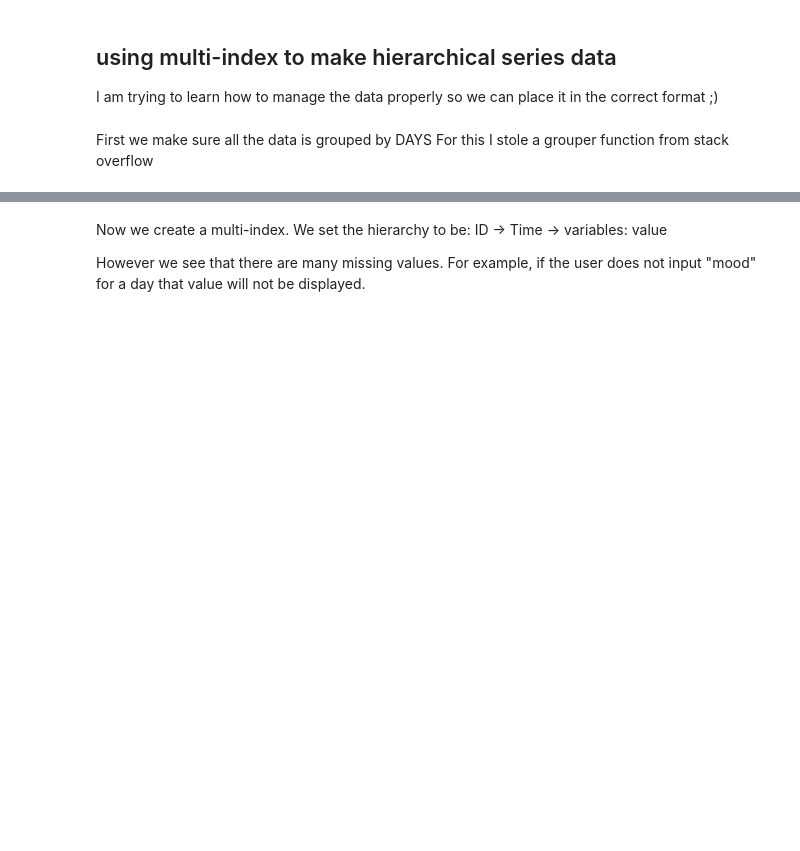
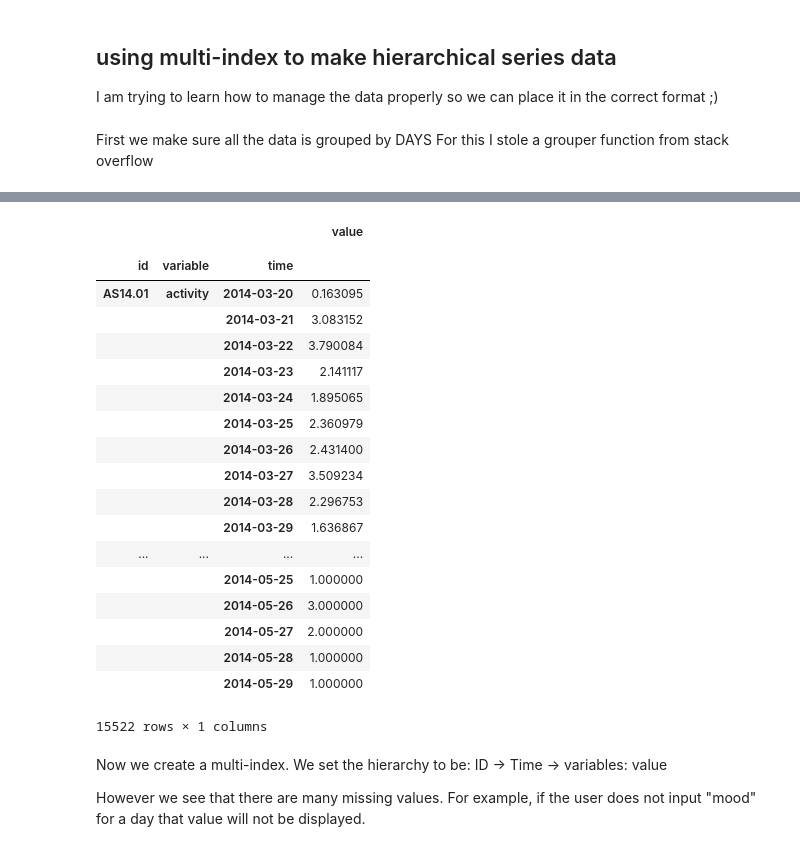
Before and after one commit to MaicoTimmerman/uva_data_mining_techniques, a Jupyter notebook: reader.ipynb, the cells around one changed output, grey strips where cells are left out. Saved outputs shown, nothing was run; the diff lists cells and outputs as text; code cells hidden in the pictures; blank space fills up the shorter version.

```diff
--- a/reader.ipynb
+++ b/reader.ipynb
@@ -191,3 +201,58 @@ df_by_day = using_Grouper(df)
+# %%
+# VERSIE 2
+
+import pandas as pd
+
+types = {'id':str, 'time':str, 'variable':str, 'value':float}
+parse_dates = ['time']
+df = pd.read_csv('dataset_mood_smartphone.csv', index_col=0, dtype=types, parse_dates=parse_dates)
+
+df.set_index(['id', 'variable', 'time'], inplace=True)
+
+def using_Grouper(df):
+    level_values = df.index.get_level_values
+    a = [level_values(i) for i in [0,1]]
+    b = [pd.Grouper(freq='D', level='time')]
+    c = [pd.Grouper(level='variable')]
+
+    c = df.groupby(a+b)
+
+#     d = c.mean()
+    d = c.agg([np.sum, np.mean])
+
+    return d
+
+df_by_day = using_Grouper(df)
+
+to_mean = ["mood", "circumplex.arousal", "circumplex.valence"]
+
+
+df_by_day['value2'] = np.where(df_by_day.index.isin(to_mean, level='variable'), df_by_day['value']['mean'], df_by_day['value']['sum'])
+# df_by_day.loc[("AS14.01", "mood")]
+df_by_day.drop('value', axis=1, inplace=True)
+df_by_day.rename(columns={'value2':'value'}, inplace=True)
+df_by_day
+# %% [output]
+|  |  |  | value |
+|  |  |  |  |
+| id | variable | time |  |
+| AS14.01 | activity | 2014-03-20 | 0.163095 |
+|  |  | 2014-03-21 | 3.083152 |
+|  |  | 2014-03-22 | 3.790084 |
+|  |  | 2014-03-23 | 2.141117 |
+|  |  | 2014-03-24 | 1.895065 |
+|  |  | 2014-03-25 | 2.360979 |
+|  |  | 2014-03-26 | 2.431400 |
+|  |  | 2014-03-27 | 3.509234 |
+|  |  | 2014-03-28 | 2.296753 |
+|  |  | 2014-03-29 | 1.636867 |
+| ... | ... | ... | ... |
+|  |  | 2014-05-25 | 1.000000 |
+|  |  | 2014-05-26 | 3.000000 |
+|  |  | 2014-05-27 | 2.000000 |
+|  |  | 2014-05-28 | 1.000000 |
+|  |  | 2014-05-29 | 1.000000 |
+15522 rows × 1 columns
 # %% [markdown]
 Now we create a multi-index. We set the hierarchy to be: ID -> Time -> variables: value
 
```
Also changed, not shown: parts of 10 cells of this notebook.
